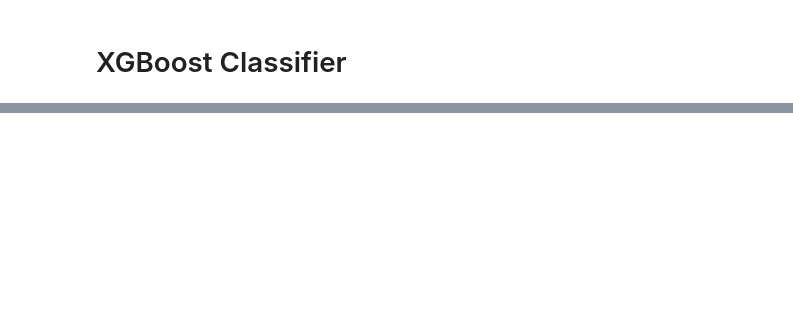
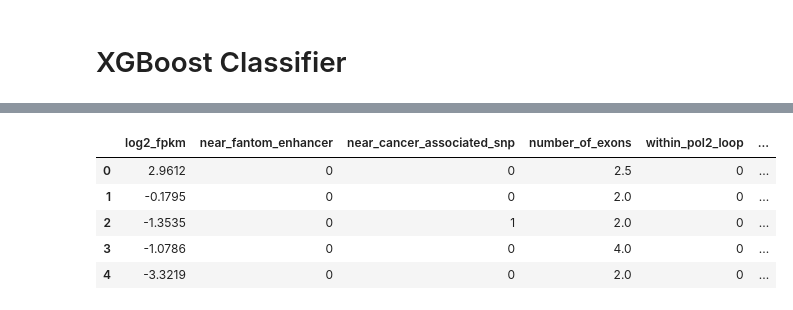
Before and after one commit to razielar/xgboost_classifier, a Jupyter notebook: jp_nbs/xgboost.classifier.ipynb, the cells around one changed output, grey strips where cells are left out. Cells and saved outputs as stored; diff of their text form; code cells hidden in the pictures; blank space fills up the shorter version.

```diff
--- a/jp_nbs/xgboost.classifier.ipynb
+++ b/jp_nbs/xgboost.classifier.ipynb
@@ -17,0 +31,17 @@ SEED=0
+# %%
+# Arrange features
+cols= ['log2_fpkm', 'near_fantom_enhancer', 'near_cancer_associated_snp', 'number_of_exons',
+      'within_pol2_loop', 'near_hnisz_super_enhancer', 'within_ctcf_loop', 'near_hnisz_enhancer',
+      'has_mouse_ortholog', 'locus_is_heterozygous_deleted', 'is_intergenic', 'transcript_length',
+      'locus_is_amplified', 'is_antisense', 'locus_locus_distance', 'tss_pc_distance', 'near_vista_enhancer',
+      'locus_is_homozygous_deleted']
+
+X= data[cols].copy()
+X.head()
+# %% [output]
+|  | log2_fpkm | near_fantom_enhancer | near_cancer_associated_snp | number_of_exons | within_pol2_loop | ... |
+| 0 | 2.9612 | 0 | 0 | 2.5 | 0 | ... |
+| 1 | -0.1795 | 0 | 0 | 2.0 | 0 | ... |
+| 2 | -1.3535 | 0 | 1 | 2.0 | 0 | ... |
+| 3 | -1.0786 | 0 | 0 | 4.0 | 0 | ... |
+| 4 | -3.3219 | 0 | 0 | 2.0 | 0 | ... |
```
Also changed, not shown: parts of 9 cells of this notebook.
